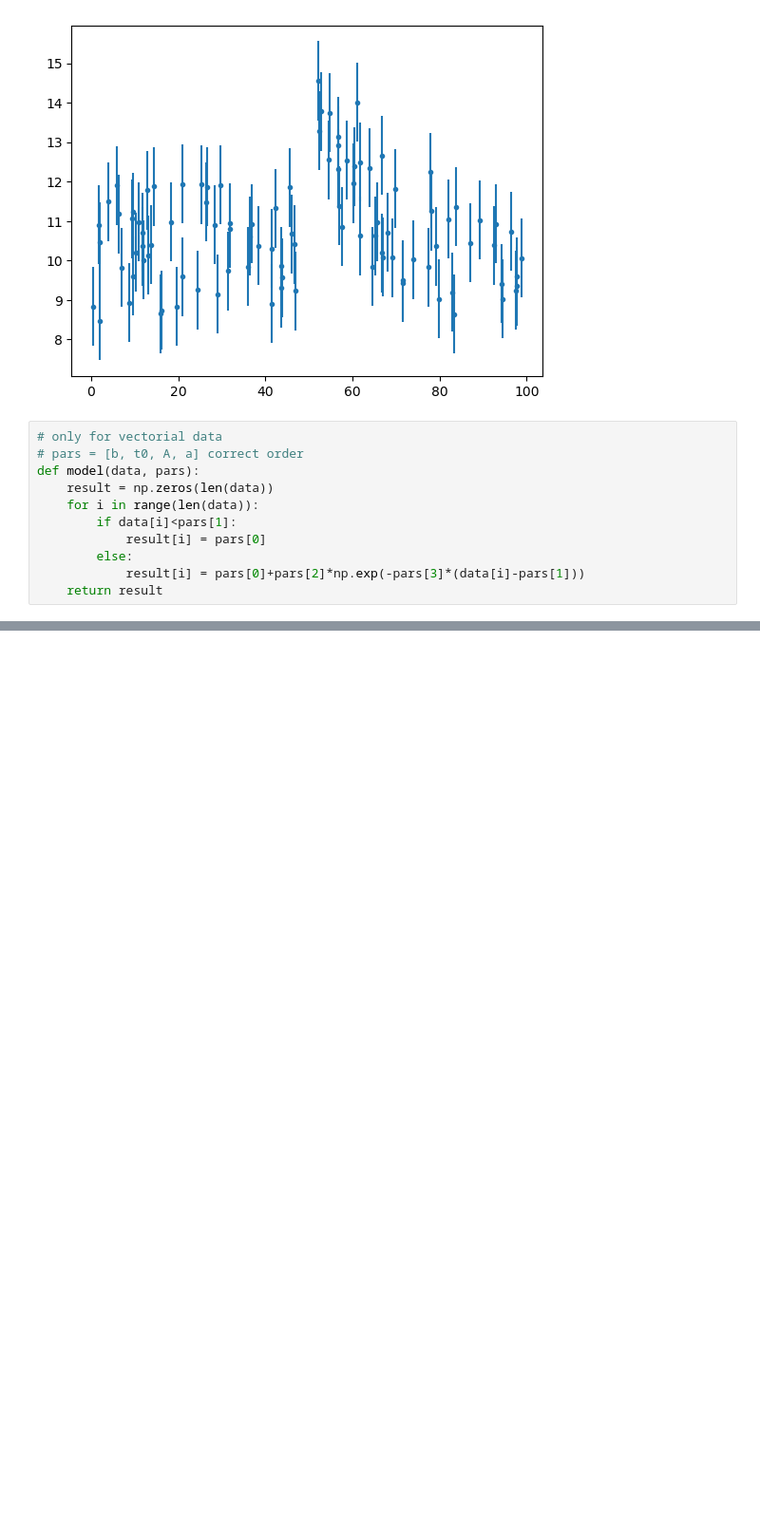
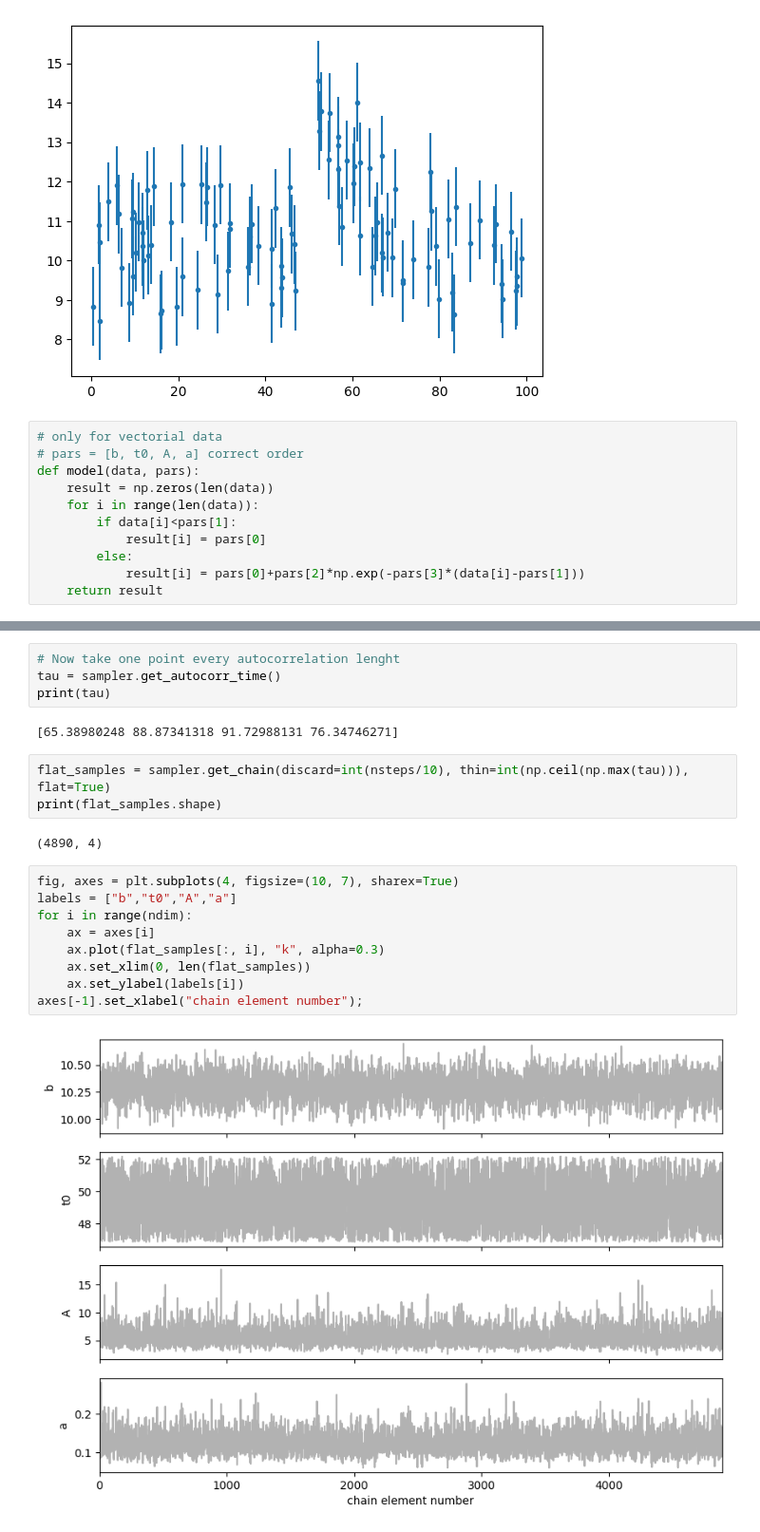
Before and after one commit to EmanuelaMenditto/astrostatistics_bicocca_2025, a Jupyter notebook: working/L11_MCMC_transient.ipynb, the cells around one changed output, grey strips where cells are left out. Shown at 95% size. Cells and saved outputs as stored; diff of their text form; blank space fills up the shorter version.

```diff
--- a/working/L11_MCMC_transient.ipynb
+++ b/working/L11_MCMC_transient.ipynb
@@ -82,0 +137,22 @@ emcee_trace  = sampler.chain[:, burn:, :].reshape(-1, ndim)
+# %%
+# Now take one point every autocorrelation lenght
+tau = sampler.get_autocorr_time()
+print(tau)
+# %% [output]
+[65.38980248 88.87341318 91.72988131 76.34746271]
+# %%
+flat_samples = sampler.get_chain(discard=int(nsteps/10), thin=int(np.ceil(np.max(tau))), flat=True)
+print(flat_samples.shape)
+# %% [output]
+(4890, 4)
+# %%
+fig, axes = plt.subplots(4, figsize=(10, 7), sharex=True)
+labels = ["b","t0","A","a"]
+for i in range(ndim):
+    ax = axes[i]
+    ax.plot(flat_samples[:, i], "k", alpha=0.3)
+    ax.set_xlim(0, len(flat_samples))
+    ax.set_ylabel(labels[i])
+axes[-1].set_xlabel("chain element number");
+# %% [output]
+[figure, added]
```
Also changed, not shown: parts of 17 cells of this notebook.
